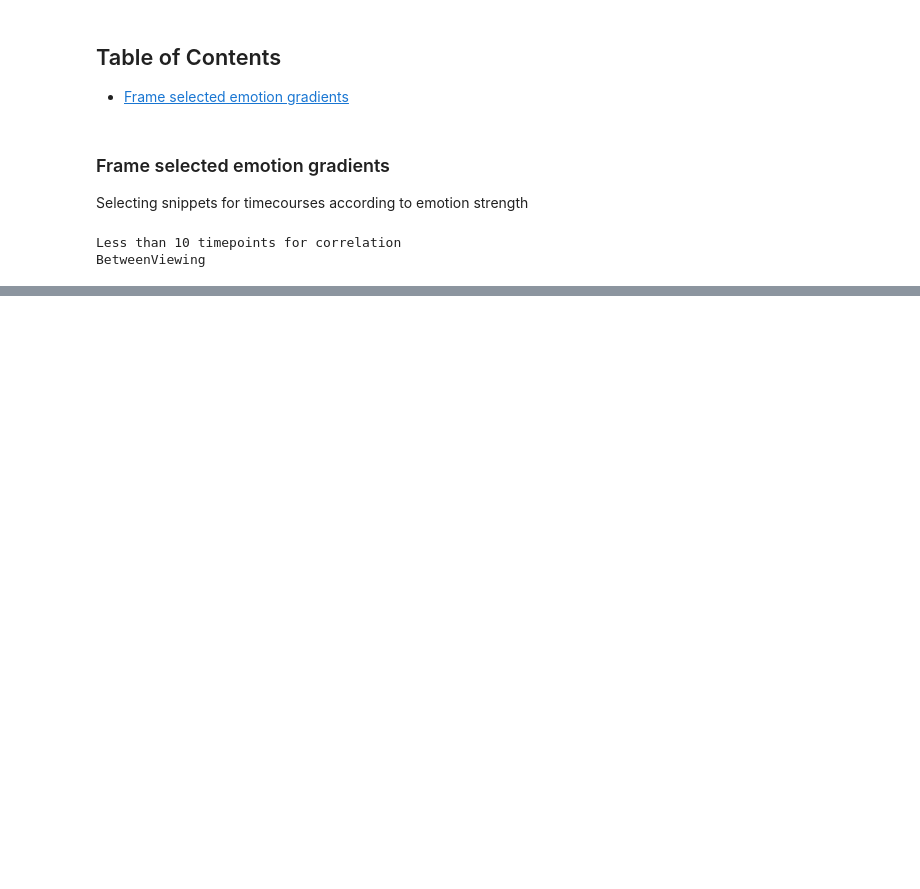
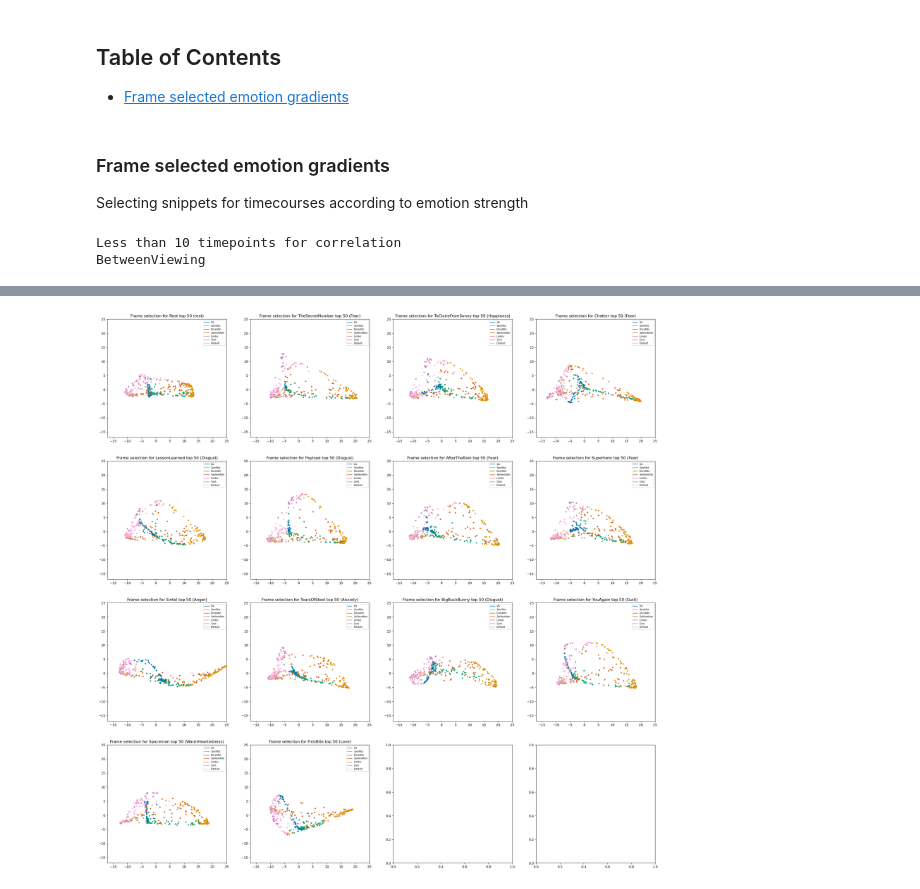
Before and after one commit to MIPLabCH/emoguide_gradients, a Jupyter notebook: 12_fmri_dominant-emotion_movies.ipynb, the cells around one changed output, grey strips where cells are left out. Saved outputs shown, nothing was run; the diff lists cells and outputs as text; code cells hidden in the pictures; blank space fills up the shorter version.

```diff
--- a/12_fmri_dominant-emotion_movies.ipynb
+++ b/12_fmri_dominant-emotion_movies.ipynb
@@ -131,2 +131,35 @@ plt.show()
+# %%
+from matplotlib.colors import ListedColormap
+pal     = sns.color_palette('colorblind', 8)
+my_cmap = ListedColormap(pal)
+
+
+partial_region = load('./resources/region400yeo7.pkl')
+colors = {N: my_cmap.colors[idx] for idx, N in enumerate(list(index2region.keys()))}
+
+fig, axes = plt.subplots(4,4, figsize=(30,30))
+for k in range(len(samples_grad)):
+    row,col = k//4, k%4
+
+    for i in range(len(samples_grad[k])):
+        c   = partial_region[i]
+        axes[row,col].scatter([samples_grad[k][i,1]], [samples_grad[k][i,2]], s=10, facecolor=colors[c])
+
+    if samples_label[k] == 'Rest':
+        dominant = 'rest'
+    else:
+        dominant = prop['W_{}13.csv'.format(samples_label[k])][0]
+    axes[row,col].set_title("Frame selection for {} top 50 ({})".format(samples_label[k], dominant), size=12)
+
+    C       = list(colors.values())
+    labels  = list(colors.keys())
+    dummies = [axes[row,col].plot([], [], ls='-', c=c)[0] for c in C]
+    axes[row,col].legend(dummies, labels, loc=1, prop={'size':7})
+    axes[row,col].set_xlim(-17,25)
+    axes[row,col].set_ylim(-17,25)
+
+plt.show()
+# %% [output]
+[figure, added]
 # %%
 plt.figure(figsize=(15,5))
```
Also changed, not shown: parts of 2 cells of this notebook, 1 other file.
